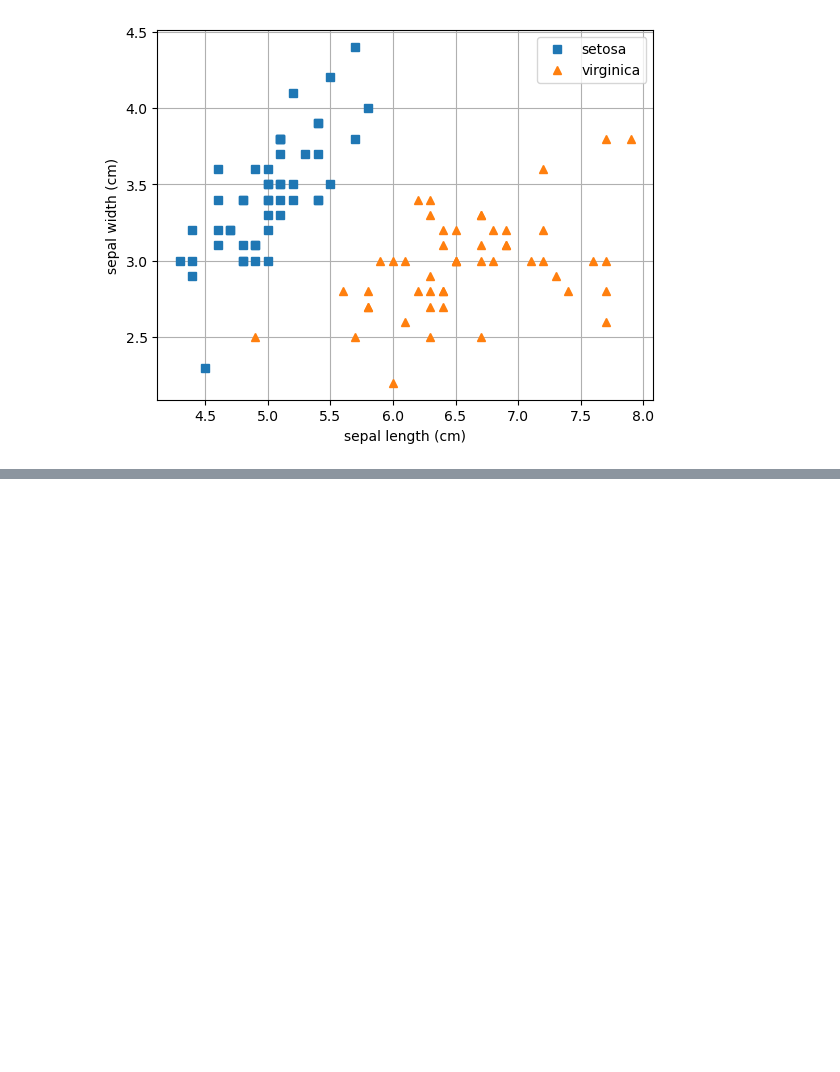
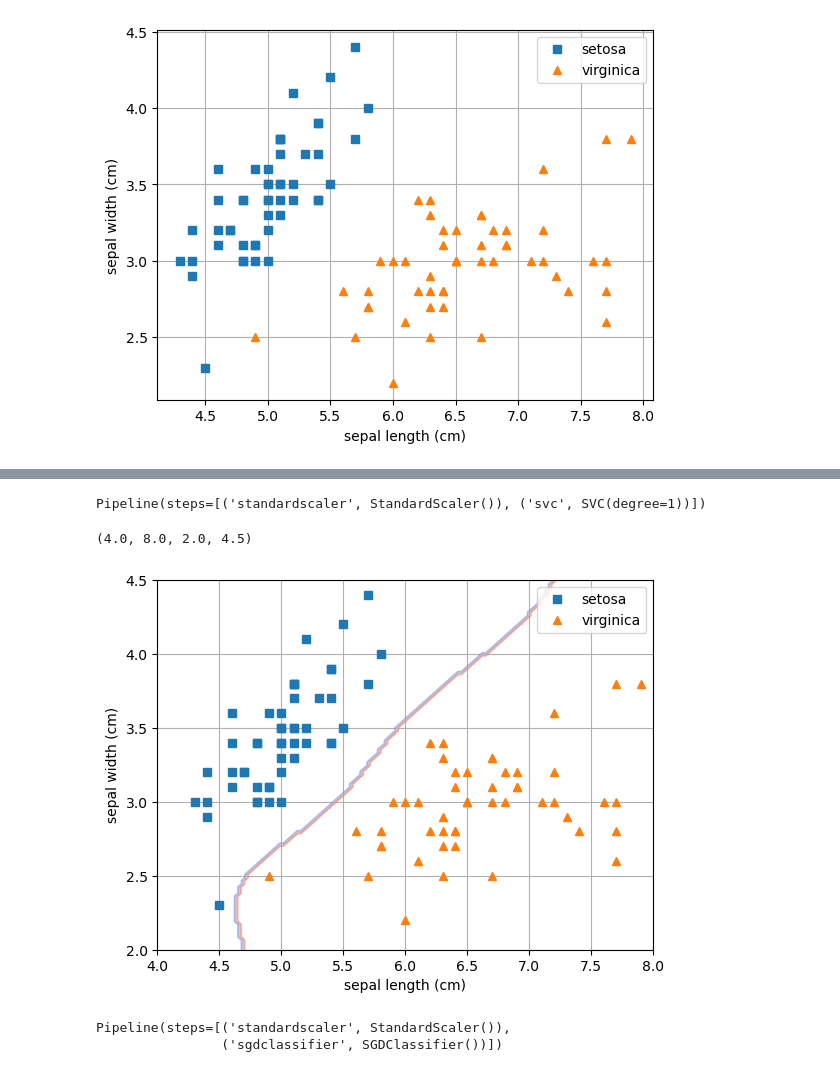
Before and after one commit to w-alkao/ml, a Jupyter notebook: Linearly_separable_dataset.ipynb, the cells around one changed output, grey strips where cells are left out. Drawn from its saved outputs; the diff is of its cells as text; code cells hidden in the pictures; blank space fills up the shorter version.

Commit message:
LinearSVC vs SVC vs SGDClassifier

```diff
--- a/Linearly_separable_dataset.ipynb
+++ b/Linearly_separable_dataset.ipynb
@@ -67,0 +93,33 @@ AttributeError: 'LinearSVC' object has no attribute 'support_vectors_'
+# %%
+model2 = make_pipeline(
+    StandardScaler(),
+    SVC(degree=1)
+)
+
+model2.fit(X, y)
+# %% [output]
+Pipeline(steps=[('standardscaler', StandardScaler()), ('svc', SVC(degree=1))])
+# %%
+pred = model2.predict(Z).reshape(A.shape)
+
+plt.plot(X[:, 0][y==0], X[:, 1][y==0], "s", label="setosa")
+plt.plot(X[:, 0][y==2], X[:, 1][y==2], "^", label="virginica")
+plt.contour(A, B, pred, alpha=0.3, cmap='coolwarm')
+plt.legend()
+plt.xlabel("sepal length (cm)")
+plt.ylabel("sepal width (cm)")
+plt.grid()
+plt.axis([4, 8, 2, 4.5])
+# %% [output]
+(4.0, 8.0, 2.0, 4.5)
+[figure, added]
+# %%
+model3 = make_pipeline(
+    StandardScaler(),
+    SGDClassifier()
+)
+
+model3.fit(X, y)
+# %% [output]
+Pipeline(steps=[('standardscaler', StandardScaler()),
+                ('sgdclassifier', SGDClassifier())])
```
Also changed, not shown: parts of 8 cells of this notebook.
